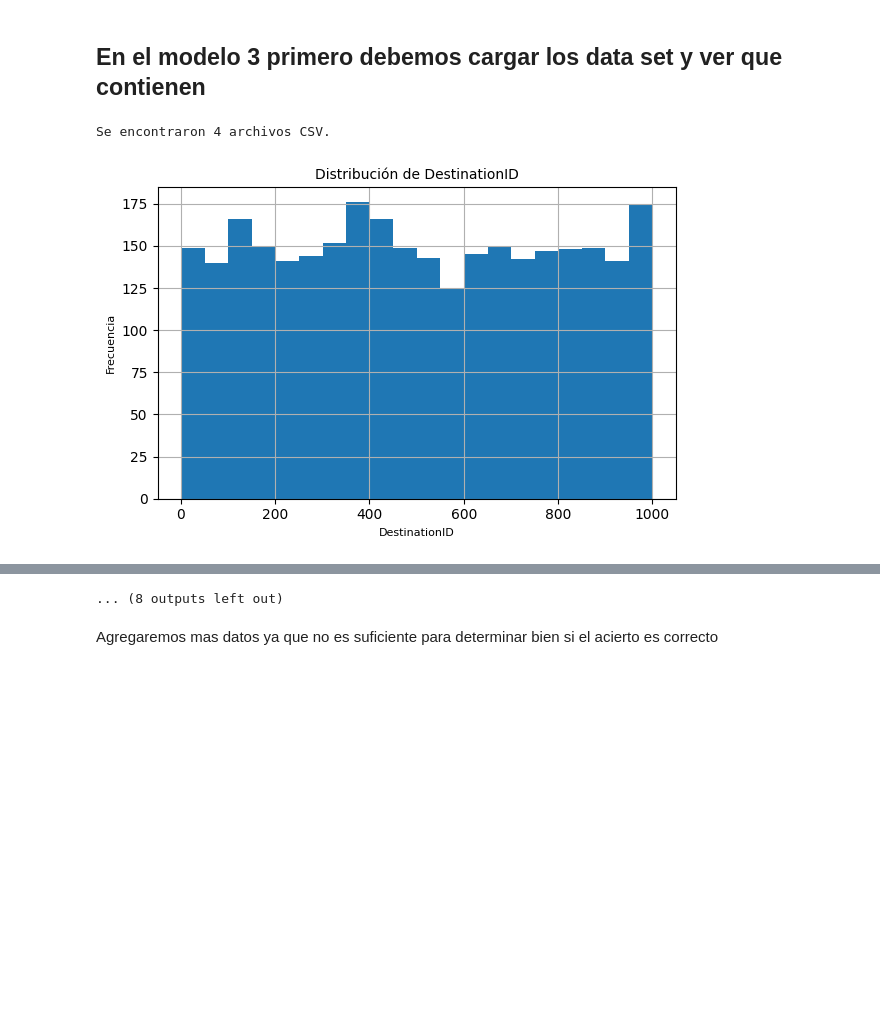
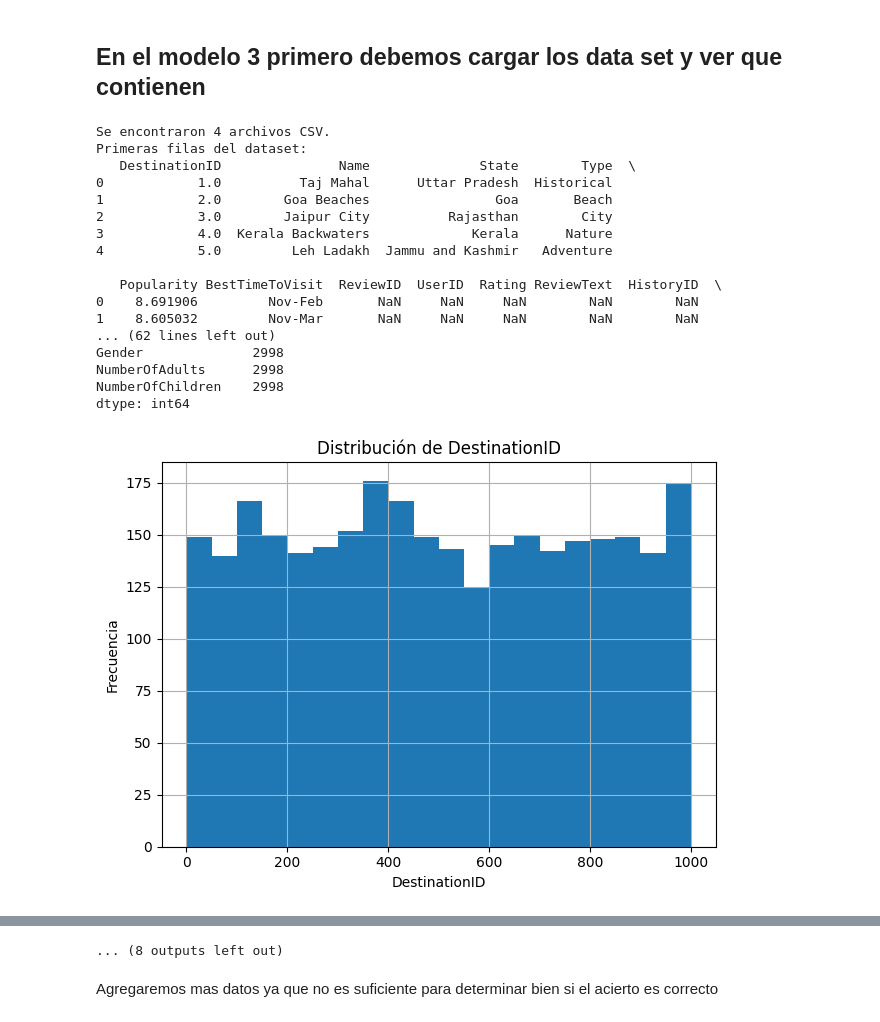
Before and after one commit to AlejandroFeriaGonzalez/RNAB, a Jupyter notebook: notebooks/modelo3 recomendaciones.ipynb, the cells around one changed output, grey strips where cells are left out. Drawn from its saved outputs; the diff is of its cells as text; code cells hidden in the pictures; blank space fills up the shorter version.

```diff
--- a/notebooks/modelo3 recomendaciones.ipynb
+++ b/notebooks/modelo3 recomendaciones.ipynb
@@ -19,7 +19,7 @@ score_destinos = defaultdict(float)
 conteo_destinos = defaultdict(int)
 # %%
 # 1. CARGA, VISUALIZACIÓN Y LIMPIEZA DEL DATASET
-carpeta = r'./recomendaciones'
+carpeta = r'C:\Users\User\Documents\GitHub\modelo2\recomendaciones'
 archivos_csv = glob.glob(os.path.join(carpeta, '*.csv'))
 if not archivos_csv:
     raise FileNotFoundError(f'No se encontraron archivos CSV en la carpeta: {carpeta}')
@@ -32,12 +32,12 @@ try:
 except Exception as e:
     raise RuntimeError(f'Error al cargar los archivos CSV: {e}')
 
-# print('Primeras filas del dataset:')
-# print(df.head())
-# print('\nInformación general:')
-# print(df.info())
-# print('\nValores nulos por columna:')
-# print(df.isnull().sum())
+print('Primeras filas del dataset:')
+print(df.head())
+print('\nInformación general:')
+print(df.info())
+print('\nValores nulos por columna:')
+print(df.isnull().sum())
 
 # Visualización de variables numéricas y categóricas (opcional)
 num_cols = df.select_dtypes(include=['float64', 'int64']).columns
@@ -47,39 +47,55 @@ MOSTRAR_GRAFICOS=True
 
 if MOSTRAR_GRAFICOS:
     for col in num_cols:
-        plt.figure(figsize=(6,4))
+        plt.figure()
         df[col].hist(bins=20)
-        plt.title(f'Distribución de {col}', fontsize=10)
-        plt.xlabel(col, fontsize=8)
-        plt.ylabel('Frecuencia', fontsize=8)
+        plt.title(f'Distribución de {col}')
+        plt.xlabel(col)
+        plt.ylabel('Frecuencia')
         plt.tight_layout()
         plt.show()
 
     for col in cat_cols:
-        plt.figure(figsize=(6,4))
+        plt.figure()
         df[col].value_counts().head(10).plot(kind='bar')
-        plt.title(f'Frecuencia de {col}', fontsize=10)
-        plt.xlabel(col, fontsize=8)
-        plt.ylabel('Frecuencia', fontsize=8)
+        plt.title(f'Frecuencia de {col}')
+        plt.xlabel(col)
+        plt.ylabel('Frecuencia')
         plt.tight_layout()
         plt.show()
 
 # Limpieza básica: rellenar NaN
 for col in num_cols:
     n_null = df[col].isnull().sum()
     if n_null > 0:
         print(f'Rellenando {n_null} valores nulos en columna numérica {col} con la mediana.')
     df[col] = df[col].fillna(df[col].median())
 for col in cat_cols:
     n_null = df[col].isnull().sum()
     if n_null > 0:
         print(f'Rellenando {n_null} valores nulos en columna categórica {col} con la moda.')
     df[col] = df[col].fillna(df[col].mode()[0] if not df[col].mode().empty else 'Desconocido')
 
 # Normalización de variables numéricas (excluyendo IDs si existen)
 cols_to_normalize = [col for col in num_cols if not col.lower().endswith('id')]
 scaler = MinMaxScaler()
 df[cols_to_normalize] = scaler.fit_transform(df[cols_to_normalize])
 # %% [output]
 Se encontraron 4 archivos CSV.
+Primeras filas del dataset:
+   DestinationID               Name              State        Type  \
+0            1.0          Taj Mahal      Uttar Pradesh  Historical
+1            2.0        Goa Beaches                Goa       Beach
+2            3.0        Jaipur City          Rajasthan        City
+3            4.0  Kerala Backwaters             Kerala      Nature
+4            5.0         Leh Ladakh  Jammu and Kashmir   Adventure
+
+   Popularity BestTimeToVisit  ReviewID  UserID  Rating ReviewText  HistoryID  \
+0    8.691906         Nov-Feb       NaN     NaN     NaN        NaN        NaN
+1    8.605032         Nov-Mar       NaN     NaN     NaN        NaN        NaN
+... (62 lines left out)
+Gender              2998
+NumberOfAdults      2998
+NumberOfChildren    2998
+dtype: int64
-[figure, old version]
+[figure, new version]
```
Also changed, not shown: parts of 8 cells of this notebook, 7 other files.
